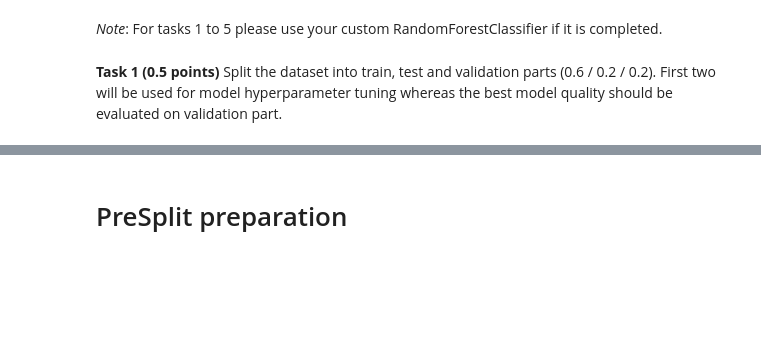
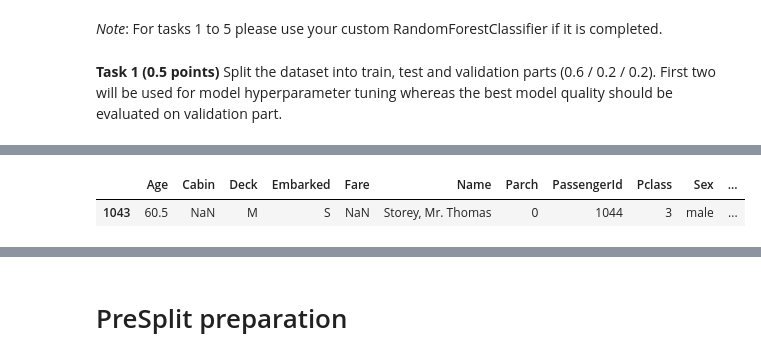
Before and after one commit to Sergo448/rolling-scopes-school-AI-MachineLearning, a Jupyter notebook: rf_classifier.ipynb, the cells around one changed output, grey strips where cells are left out. Saved outputs shown, nothing was run; the diff lists cells and outputs as text; code cells hidden in the pictures; blank space fills up the shorter version.

```diff
--- a/rf_classifier.ipynb
+++ b/rf_classifier.ipynb
@@ -746,0 +683,2 @@ df
+# %%
+df_all.loc[df_all['Embarked'].isnull(), 'Embarked'] = 'S'
@@ -746,0 +702,5 @@ df
+# %%
+df_all.loc[df_all['Fare'].isnull()]
+# %% [output]
+|  | Age | Cabin | Deck | Embarked | Fare | Name | Parch | PassengerId | Pclass | Sex | ... |
+| 1043 | 60.5 | NaN | M | S | NaN | Storey, Mr. Thomas | 0 | 1044 | 3 | male | ... |
```
Also changed, not shown: parts of 39 cells of this notebook.
